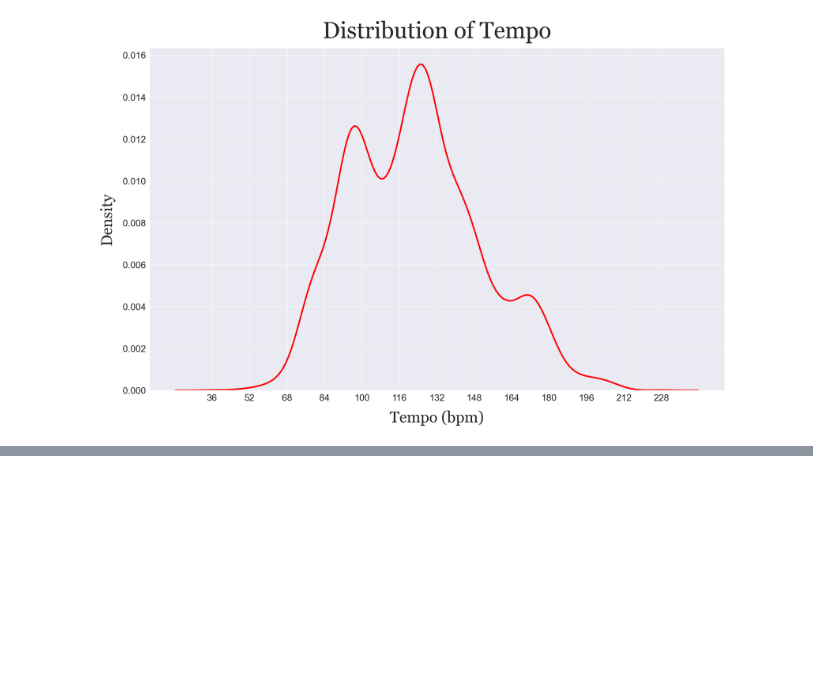
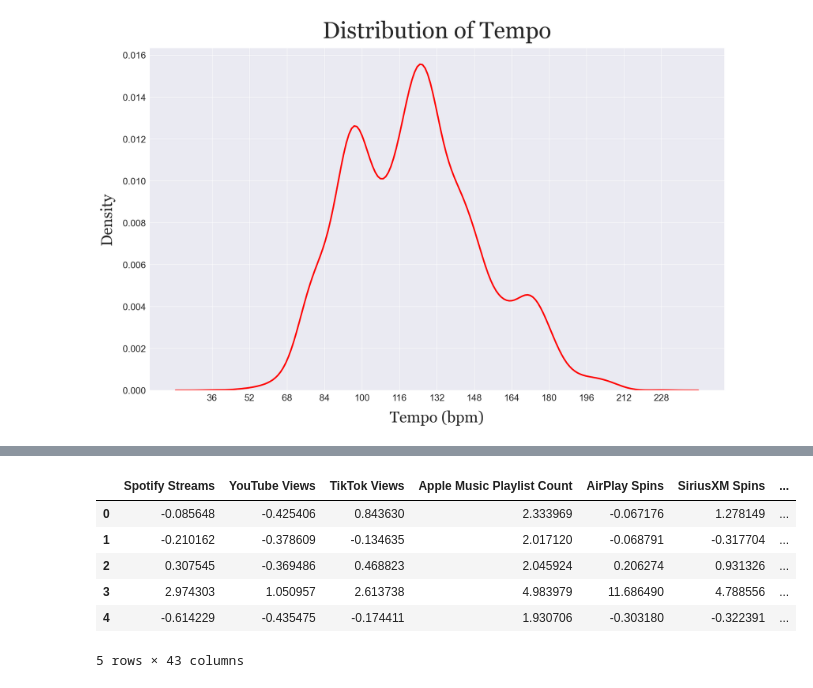
Before and after one commit to bz421/SpotifyProject, a Jupyter notebook: TrackFeaturesAnalysis.ipynb, the cells around one changed output, grey strips where cells are left out. Cells and saved outputs as stored; diff of their text form; code cells hidden in the pictures; blank space fills up the shorter version.

```diff
--- a/TrackFeaturesAnalysis.ipynb
+++ b/TrackFeaturesAnalysis.ipynb
@@ -180,7 +189,17 @@ Index(['Spotify Streams', 'YouTube Views', 'TikTok Views',
 # %%
 sc = StandardScaler()
-to_scale = ['Spotify Streams', 'YouTube Views', 'TikTok Views', 'Apple Music Playlist Count', 'AirPlay Spins', 'SiriusXM Spins', 'Deezer Playlist Count', 'Amazon Playlist Count', 'Pandora Streams', 'Shazam Counts', 'Explicit Track', 'acousticness', 'acousticness', 'danceability', 'duration_ms', 'energy', 'instrumentalness', 'loudness', 'speechiness', 'valence', 'liveness', 'Month']
+to_scale = ['Spotify Streams', 'YouTube Views', 'TikTok Views', 'Apple Music Playlist Count', 'AirPlay Spins', 'SiriusXM Spins', 'Deezer Playlist Count', 'Amazon Playlist Count', 'Pandora Streams', 'Shazam Counts', 'acousticness', 'danceability', 'duration_ms', 'energy', 'instrumentalness', 'loudness', 'speechiness', 'valence', 'liveness']
 
 X = dummified.copy()
 X[to_scale] = sc.fit_transform(X[to_scale])
+
+X.head()
+# %% [output]
+|  | Spotify Streams | YouTube Views | TikTok Views | Apple Music Playlist Count | AirPlay Spins | SiriusXM Spins | ... |
+| 0 | -0.085648 | -0.425406 | 0.843630 | 2.333969 | -0.067176 | 1.278149 | ... |
+| 1 | -0.210162 | -0.378609 | -0.134635 | 2.017120 | -0.068791 | -0.317704 | ... |
+| 2 | 0.307545 | -0.369486 | 0.468823 | 2.045924 | 0.206274 | 0.931326 | ... |
+| 3 | 2.974303 | 1.050957 | 2.613738 | 4.983979 | 11.686490 | 4.788556 | ... |
+| 4 | -0.614229 | -0.435475 | -0.174411 | 1.930706 | -0.303180 | -0.322391 | ... |
+5 rows × 43 columns
 # %%
```
Also changed, not shown: parts of 15 cells of this notebook.
